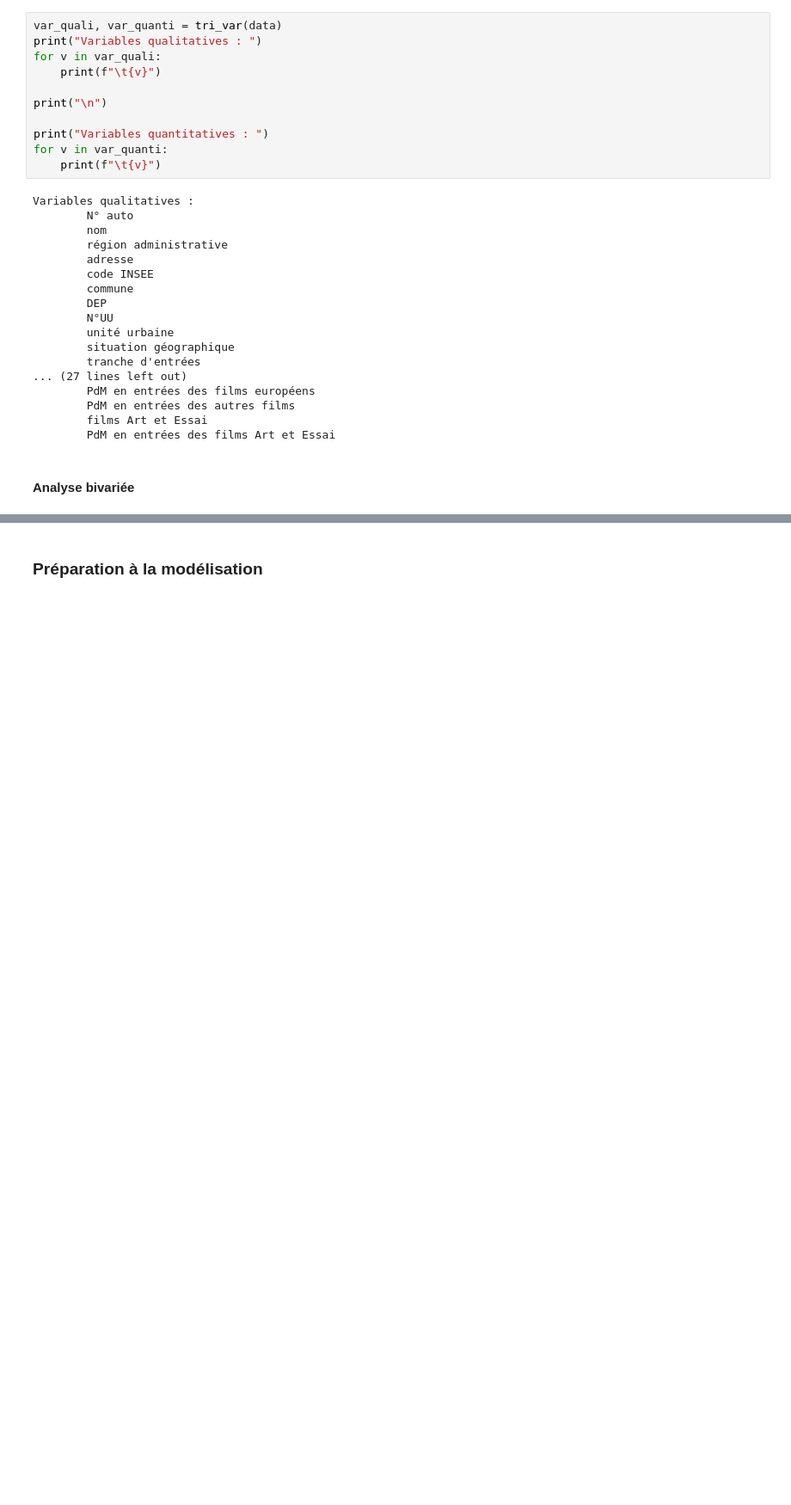
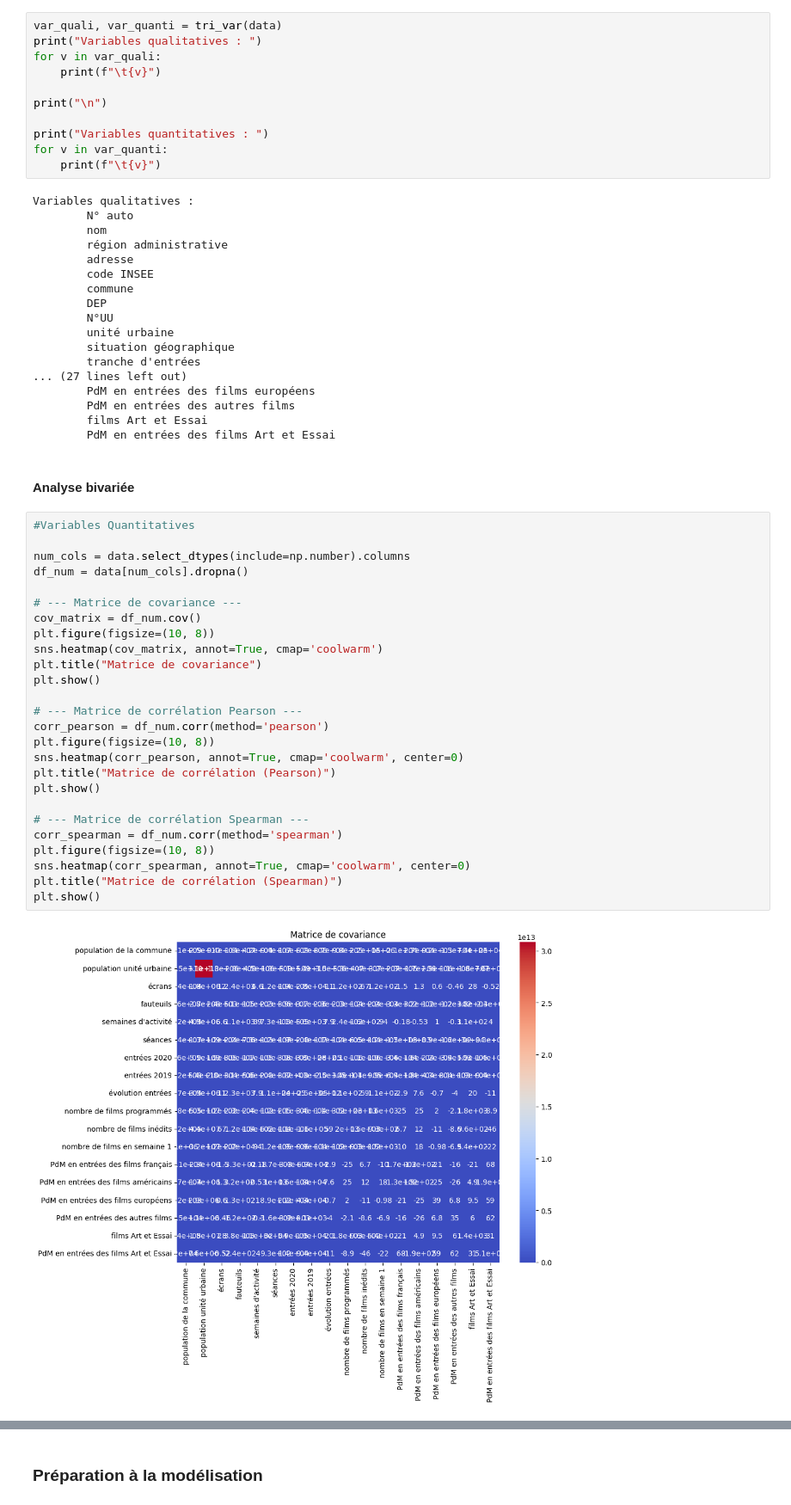
Before and after one commit to PauloMoq/Stats_M1, a Jupyter notebook: code/modelisation.ipynb, the cells around one changed output, grey strips where cells are left out. Shown at 86% size. Drawn from its saved outputs; the diff is of its cells as text; blank space fills up the shorter version.

```diff
--- a/code/modelisation.ipynb
+++ b/code/modelisation.ipynb
@@ -310,3 +313,31 @@ Variables qualitatives :
         PdM en entrées des films Art et Essai
 # %% [markdown]
 #### Analyse bivariée
+# %%
+#Variables Quantitatives
+
+num_cols = data.select_dtypes(include=np.number).columns
+df_num = data[num_cols].dropna()
+
+# --- Matrice de covariance ---
+cov_matrix = df_num.cov()
+plt.figure(figsize=(10, 8))
+sns.heatmap(cov_matrix, annot=True, cmap='coolwarm')
+plt.title("Matrice de covariance")
+plt.show()
+
+# --- Matrice de corrélation Pearson ---
+corr_pearson = df_num.corr(method='pearson')
+plt.figure(figsize=(10, 8))
+sns.heatmap(corr_pearson, annot=True, cmap='coolwarm', center=0)
+plt.title("Matrice de corrélation (Pearson)")
+plt.show()
+
+# --- Matrice de corrélation Spearman ---
+corr_spearman = df_num.corr(method='spearman')
+plt.figure(figsize=(10, 8))
+sns.heatmap(corr_spearman, annot=True, cmap='coolwarm', center=0)
+plt.title("Matrice de corrélation (Spearman)")
+plt.show()
+# %% [output]
+[figure, added]
```
Also changed, not shown: parts of 19 cells of this notebook.
